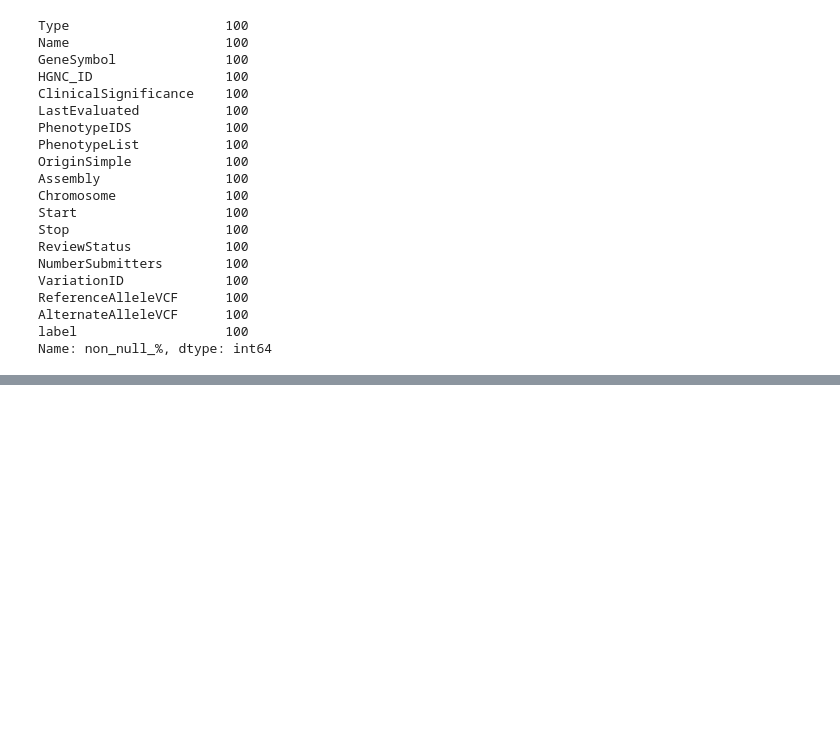
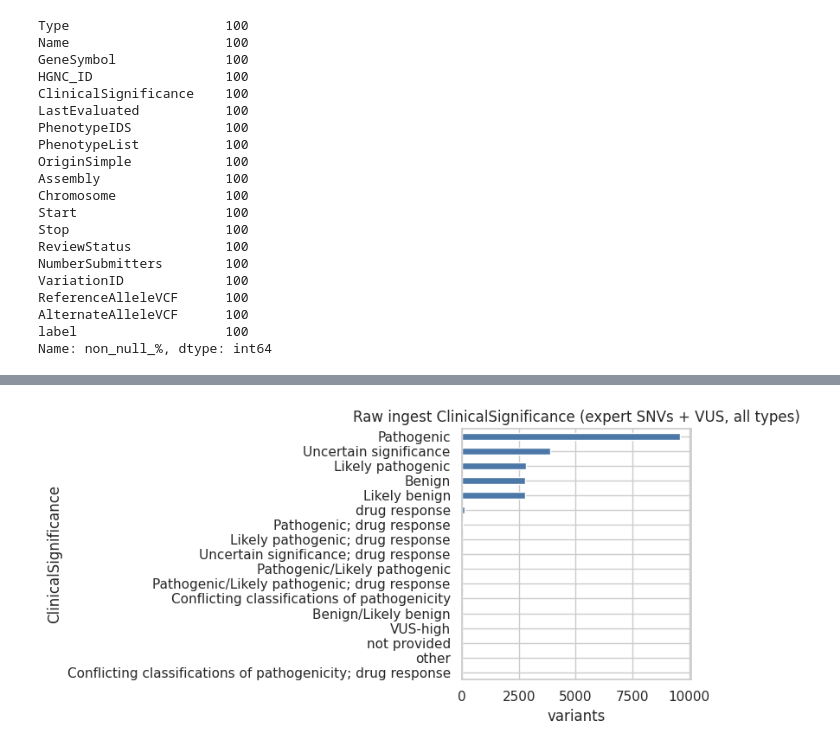
Before and after one commit to milisvitlica/clinvar-pathogenicity-classifier, a Jupyter notebook: notebooks/eda/clinvar_eda.ipynb, the cells around one changed output, grey strips where cells are left out. Cells and saved outputs as stored; diff of their text form; code cells hidden in the pictures; blank space fills up the shorter version.

```diff
--- a/notebooks/eda/clinvar_eda.ipynb
+++ b/notebooks/eda/clinvar_eda.ipynb
@@ -4,10 +4,15 @@
 Raw parquet from `python src/ingest_clinvar.py`.
 # %%
 from pathlib import Path
+import os
+import re
+
 import pandas as pd
-import os
+import matplotlib.pyplot as plt
+import seaborn as sns
 from dotenv import load_dotenv
-import re
+
+sns.set_theme(style="whitegrid")
 # %%
 
 load_dotenv()
@@ -204,0 +216,10 @@ Name: non_null_%, dtype: int64
+# %%
+sig = df["ClinicalSignificance"].value_counts()
+fig, ax = plt.subplots(figsize=(8, 4))
+sig.sort_values().plot(kind="barh", ax=ax, color="#4c78a8")
+ax.set_xlabel("variants")
+ax.set_title("Raw ingest ClinicalSignificance (expert SNVs + VUS, all types)")
+plt.tight_layout()
+plt.show()
+# %% [output]
+[figure, added]
```
Also changed, not shown: parts of 5 cells of this notebook, 3 other files.
